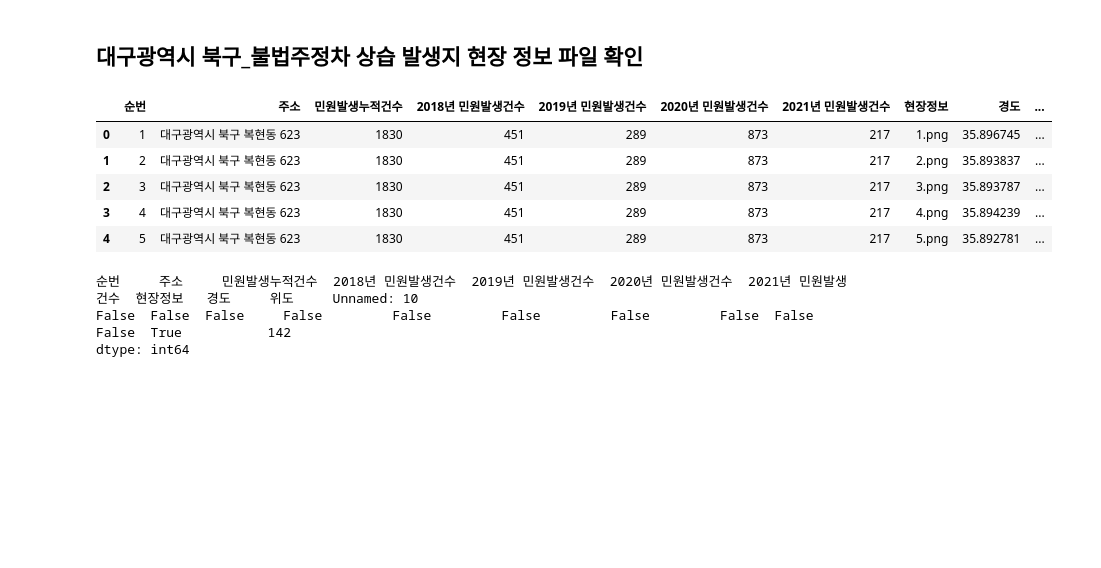
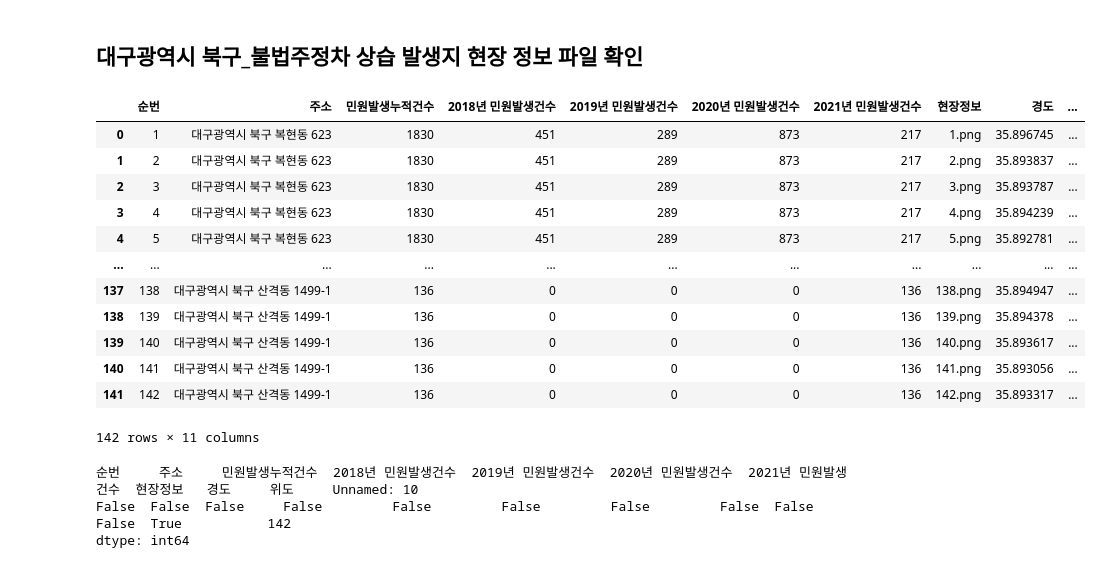
Before and after one commit to robert-min/daegu-parking, a Jupyter notebook: jupyter/illegal_parking.ipynb, the cells around one changed output. Saved outputs shown, nothing was run; the diff lists cells and outputs as text; code cells hidden in the pictures; blank space fills up the shorter version.

```diff
--- a/jupyter/illegal_parking.ipynb
+++ b/jupyter/illegal_parking.ipynb
@@ -40,14 +54,21 @@ dtype: int64
 # %%
 df_il_parking_site = pd.read_csv("ori_file/대구광역시 북구_불법주정차 상습 발생지 현장 정보_20211123.csv", encoding="cp949")
 # %%
-df_il_parking_site.head()
+df_il_parking_site
 # %% [output]
 |  | 순번 | 주소 | 민원발생누적건수 | 2018년 민원발생건수 | 2019년 민원발생건수 | 2020년 민원발생건수 | 2021년 민원발생건수 | 현장정보 | 경도 | ... |
 | 0 | 1 | 대구광역시 북구 복현동 623 | 1830 | 451 | 289 | 873 | 217 | 1.png | 35.896745 | ... |
 | 1 | 2 | 대구광역시 북구 복현동 623 | 1830 | 451 | 289 | 873 | 217 | 2.png | 35.893837 | ... |
 | 2 | 3 | 대구광역시 북구 복현동 623 | 1830 | 451 | 289 | 873 | 217 | 3.png | 35.893787 | ... |
 | 3 | 4 | 대구광역시 북구 복현동 623 | 1830 | 451 | 289 | 873 | 217 | 4.png | 35.894239 | ... |
 | 4 | 5 | 대구광역시 북구 복현동 623 | 1830 | 451 | 289 | 873 | 217 | 5.png | 35.892781 | ... |
+| ... | ... | ... | ... | ... | ... | ... | ... | ... | ... | ... |
+| 137 | 138 | 대구광역시 북구 산격동 1499-1 | 136 | 0 | 0 | 0 | 136 | 138.png | 35.894947 | ... |
+| 138 | 139 | 대구광역시 북구 산격동 1499-1 | 136 | 0 | 0 | 0 | 136 | 139.png | 35.894378 | ... |
+| 139 | 140 | 대구광역시 북구 산격동 1499-1 | 136 | 0 | 0 | 0 | 136 | 140.png | 35.893617 | ... |
+| 140 | 141 | 대구광역시 북구 산격동 1499-1 | 136 | 0 | 0 | 0 | 136 | 141.png | 35.893056 | ... |
+| 141 | 142 | 대구광역시 북구 산격동 1499-1 | 136 | 0 | 0 | 0 | 136 | 142.png | 35.893317 | ... |
+142 rows × 11 columns
 # %%
 df_il_parking_site.isnull().value_counts()
 # %% [output]
```
Also changed, not shown: parts of 18 cells of this notebook, 1 other file.
